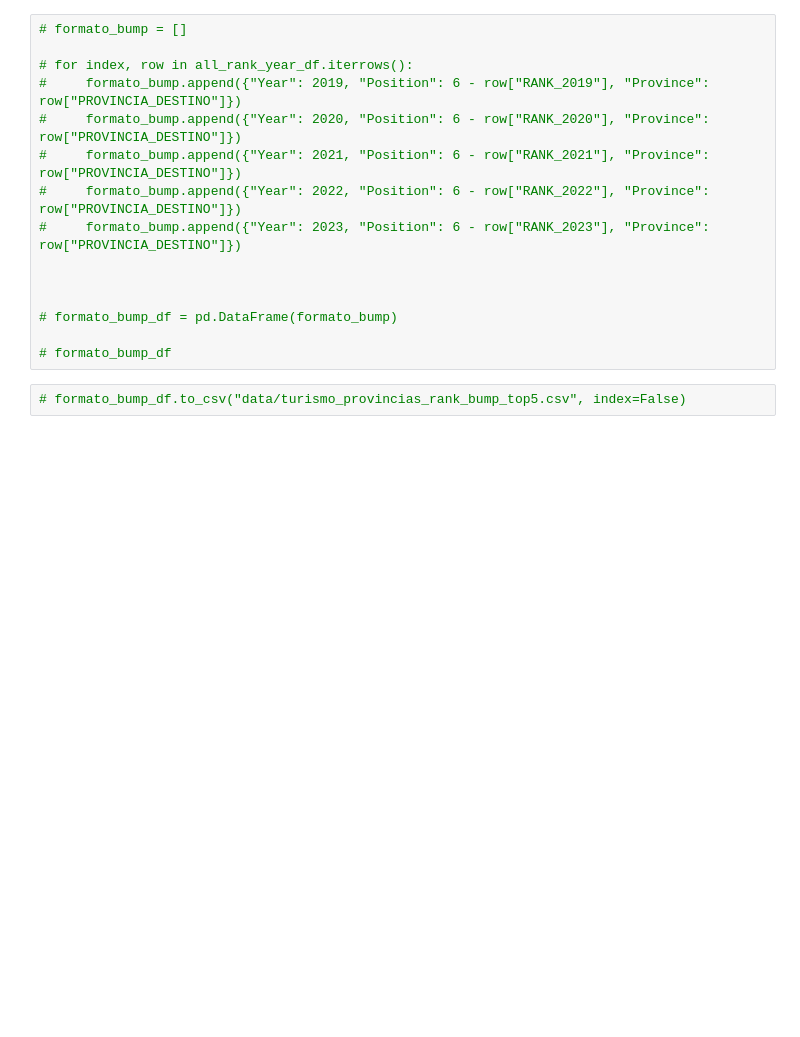
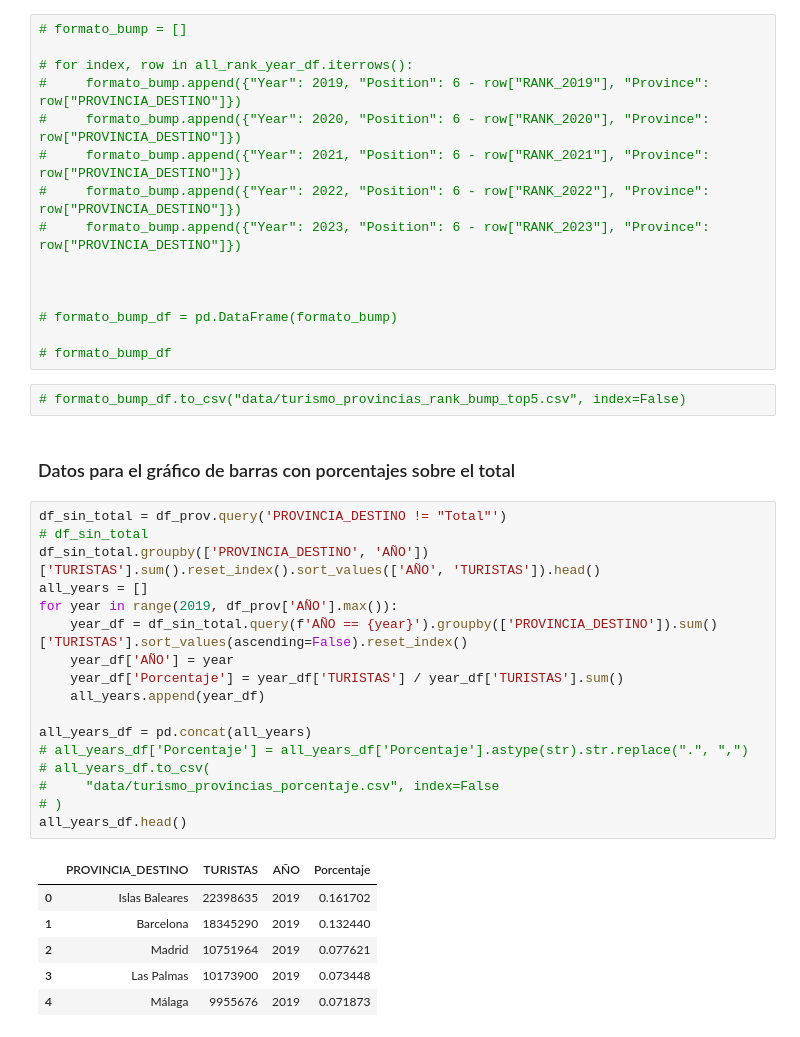
Before and after one commit to andreucs/vis-proy, a Jupyter notebook: preparación_hex_map.ipynb, the cells around one changed output. Cells and saved outputs as stored; diff of their text form; blank space fills up the shorter version.

```diff
--- a/preparación_hex_map.ipynb
+++ b/preparación_hex_map.ipynb
@@ -325,3 +325,29 @@ Bump chart for ggplot2
 # formato_bump_df
 # %%
 # formato_bump_df.to_csv("data/turismo_provincias_rank_bump_top5.csv", index=False)
+# %% [markdown]
+### Datos para el gráfico de barras con porcentajes sobre el total
+# %%
+df_sin_total = df_prov.query('PROVINCIA_DESTINO != "Total"')
+# df_sin_total
+df_sin_total.groupby(['PROVINCIA_DESTINO', 'AÑO'])['TURISTAS'].sum().reset_index().sort_values(['AÑO', 'TURISTAS']).head()
+all_years = []
+for year in range(2019, df_prov['AÑO'].max()):
+    year_df = df_sin_total.query(f'AÑO == {year}').groupby(['PROVINCIA_DESTINO']).sum()['TURISTAS'].sort_values(ascending=False).reset_index()
+    year_df['AÑO'] = year
+    year_df['Porcentaje'] = year_df['TURISTAS'] / year_df['TURISTAS'].sum()
+    all_years.append(year_df)
+
+all_years_df = pd.concat(all_years)
+# all_years_df['Porcentaje'] = all_years_df['Porcentaje'].astype(str).str.replace(".", ",")
+# all_years_df.to_csv(
+#     "data/turismo_provincias_porcentaje.csv", index=False
+# )
+all_years_df.head()
+# %% [output]
+|  | PROVINCIA_DESTINO | TURISTAS | AÑO | Porcentaje |
+| 0 | Islas Baleares | 22398635 | 2019 | 0.161702 |
+| 1 | Barcelona | 18345290 | 2019 | 0.132440 |
+| 2 | Madrid | 10751964 | 2019 | 0.077621 |
+| 3 | Las Palmas | 10173900 | 2019 | 0.073448 |
+| 4 | Málaga | 9955676 | 2019 | 0.071873 |
```
Also changed, not shown: parts of 2 cells of this notebook, 2 other files.
